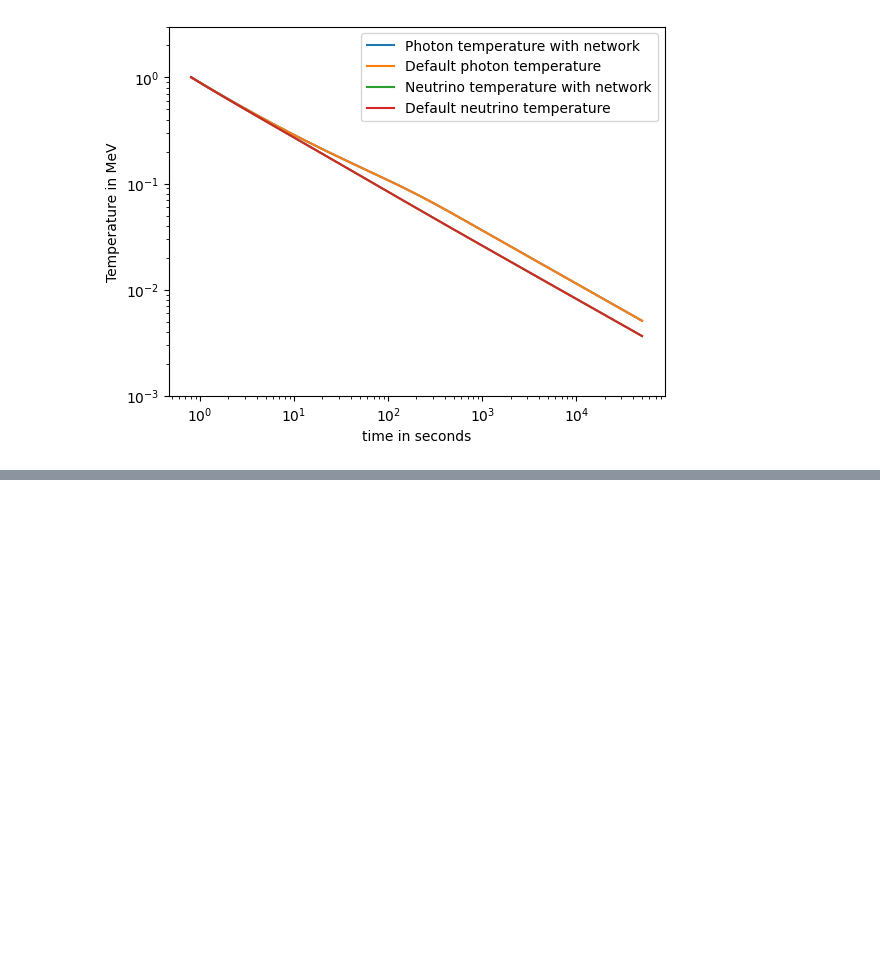
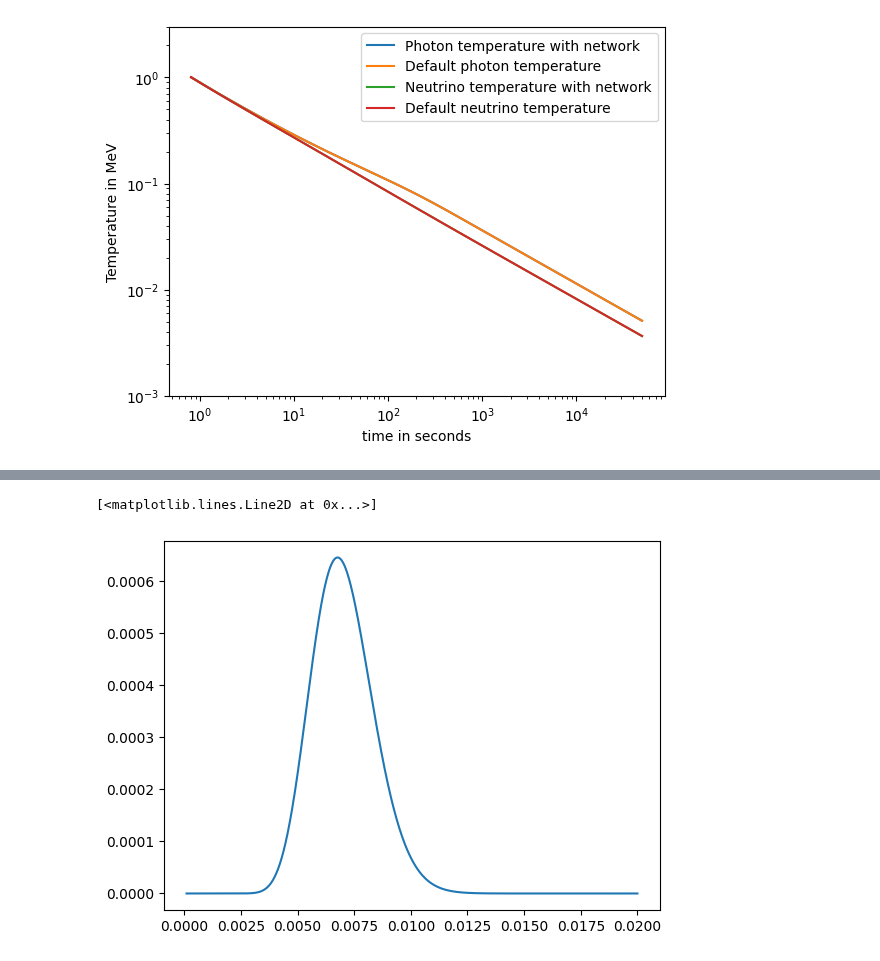
Before and after one commit to hansbdein/Speciale, a Jupyter notebook: vigtigere_2.ipynb, the cells around one changed output, grey strips where cells are left out. Saved outputs shown, nothing was run; the diff lists cells and outputs as text; code cells hidden in the pictures; blank space fills up the shorter version.

```diff
--- a/vigtigere_2.ipynb
+++ b/vigtigere_2.ipynb
@@ -667,0 +702,11 @@ fig = bbn_network.plot()
+# %%
+def testfunct(T,v):
+    return s_d(m_d/2*v**2,S_dt,A_dt)*v\
+    *(m_d/(2*np.pi*T))**1.5*4*np.pi*v**2*np.exp(-(m_d*v**2)/(2*T))
+
+vspace=np.linspace(0.0001,0.02,1000)
+
+plt.plot(vspace,[testfunct(0.01,v) for v in vspace])
+# %% [output]
+[<matplotlib.lines.Line2D at 0x...>]
+[figure, added]
```
Also changed, not shown: parts of 14 cells of this notebook.
